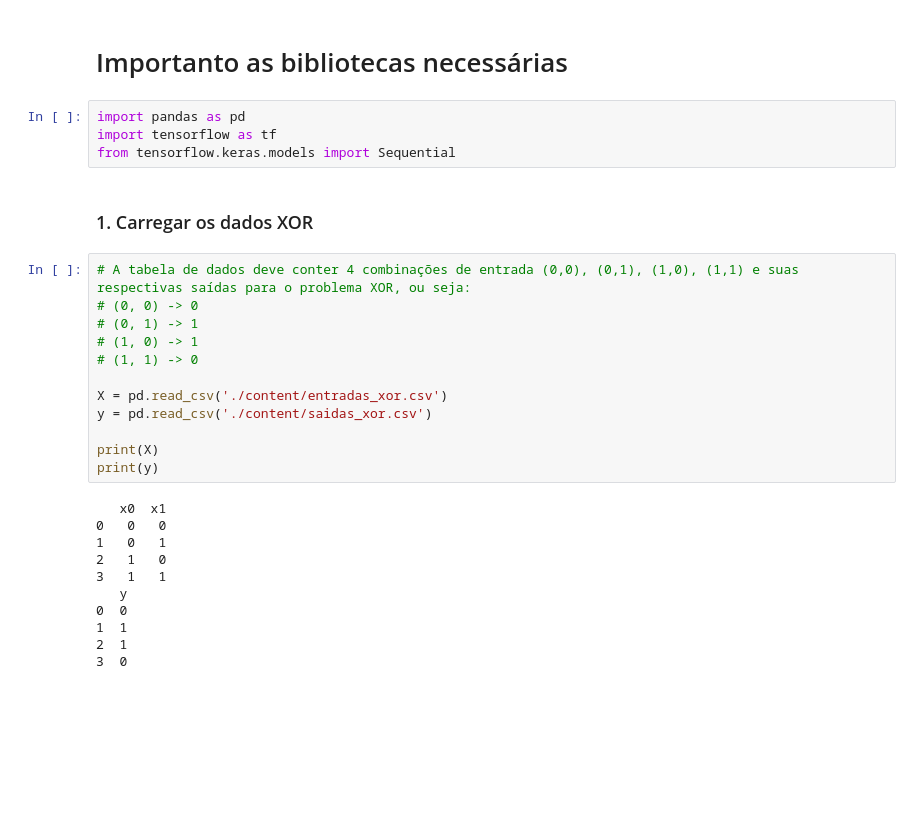
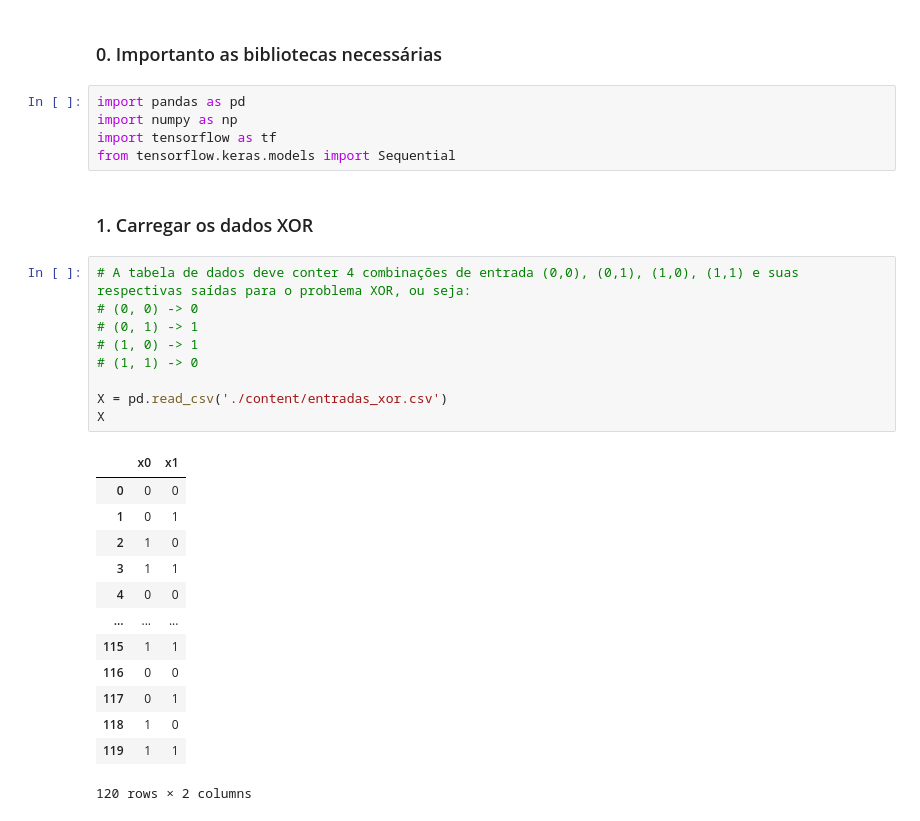
Before and after one commit to dcalliari/xor_classification_ann, a Jupyter notebook: xor_classification_ann.ipynb, the cells around one changed output. Drawn from its saved outputs; the diff is of its cells as text; blank space fills up the shorter version.

```diff
--- a/xor_classification_ann.ipynb
+++ b/xor_classification_ann.ipynb
@@ -1,7 +1,8 @@
 # %% [markdown]
-# Importanto as bibliotecas necessárias
+### 0. Importanto as bibliotecas necessárias
 # %%
 import pandas as pd
+import numpy as np
 import tensorflow as tf
 from tensorflow.keras.models import Sequential
 # %% [markdown]
@@ -9,23 +10,23 @@ from tensorflow.keras.models import Sequential
 # %%
 # A tabela de dados deve conter 4 combinações de entrada (0,0), (0,1), (1,0), (1,1) e suas respectivas saídas para o problema XOR, ou seja:
 # (0, 0) -> 0
 # (0, 1) -> 1
 # (1, 0) -> 1
 # (1, 1) -> 0
 
 X = pd.read_csv('./content/entradas_xor.csv')
-y = pd.read_csv('./content/saidas_xor.csv')
-
-print(X)
-print(y)
+X
 # %% [output]
+|  | x0 | x1 |
+| 0 | 0 | 0 |
+| 1 | 0 | 1 |
+| 2 | 1 | 0 |
+| 3 | 1 | 1 |
+| 4 | 0 | 0 |
+| ... | ... | ... |
+| 115 | 1 | 1 |
+| 116 | 0 | 0 |
+| 117 | 0 | 1 |
+| 118 | 1 | 0 |
+| 119 | 1 | 1 |
-   x0  x1
-0   0   0
-1   0   1
-2   1   0
-3   1   1
-   y
-0  0
-1  1
-2  1
-3  0
+120 rows × 2 columns
```
Also changed, not shown: parts of 16 cells of this notebook, 2 other files.
